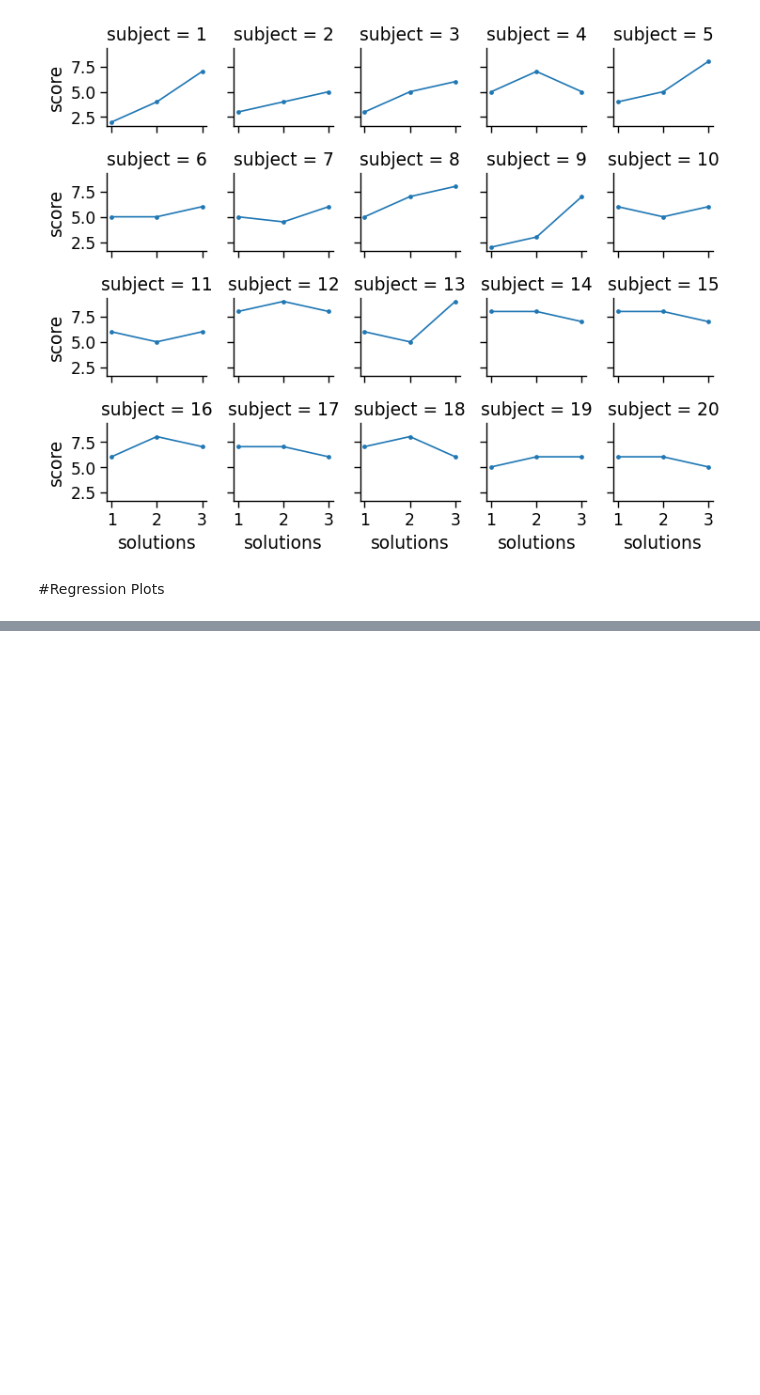
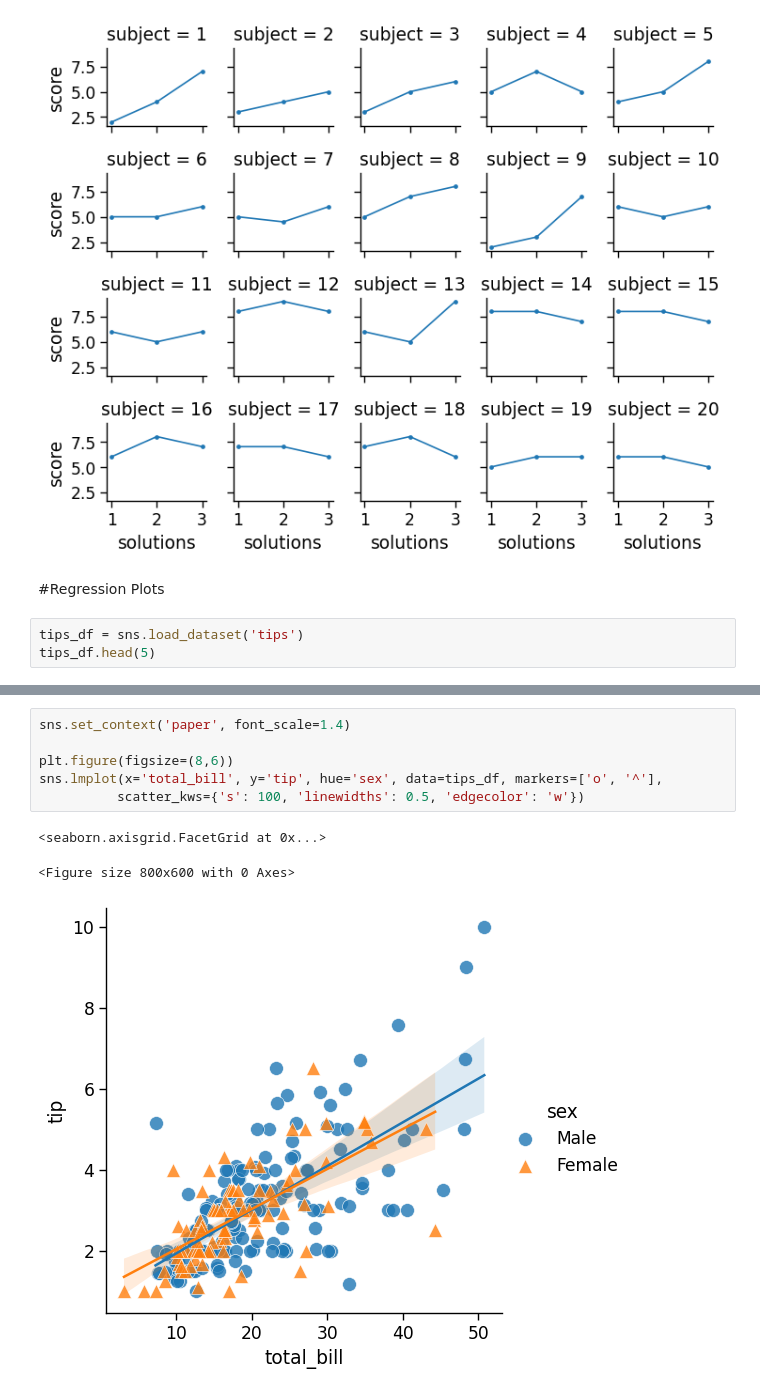
Before and after one commit to touhid0503/Seaborn, a Jupyter notebook: seaborn_12_02_26.ipynb, the cells around one changed output, grey strips where cells are left out. Drawn from its saved outputs; the diff is of its cells as text; blank space fills up the shorter version.

Commit message:
Pair Grid, Facet Grid, Regression Plots

```diff
--- a/seaborn_12_02_26.ipynb
+++ b/seaborn_12_02_26.ipynb
@@ -212,3 +212,6 @@ att_fg.map(plt.plot, 'solutions', 'score', marker='.')
 [figure]
 # %% [markdown]
 #Regression Plots
+# %%
+tips_df = sns.load_dataset('tips')
+tips_df.head(5)
@@ -214,0 +225,10 @@ att_fg.map(plt.plot, 'solutions', 'score', marker='.')
+# %%
+sns.set_context('paper', font_scale=1.4)
+
+plt.figure(figsize=(8,6))
+sns.lmplot(x='total_bill', y='tip', hue='sex', data=tips_df, markers=['o', '^'],
+          scatter_kws={'s': 100, 'linewidths': 0.5, 'edgecolor': 'w'})
+# %% [output]
+<seaborn.axisgrid.FacetGrid at 0x...>
+<Figure size 800x600 with 0 Axes>
+[figure, added]
```
Also changed, not shown: parts of 5 cells of this notebook.
